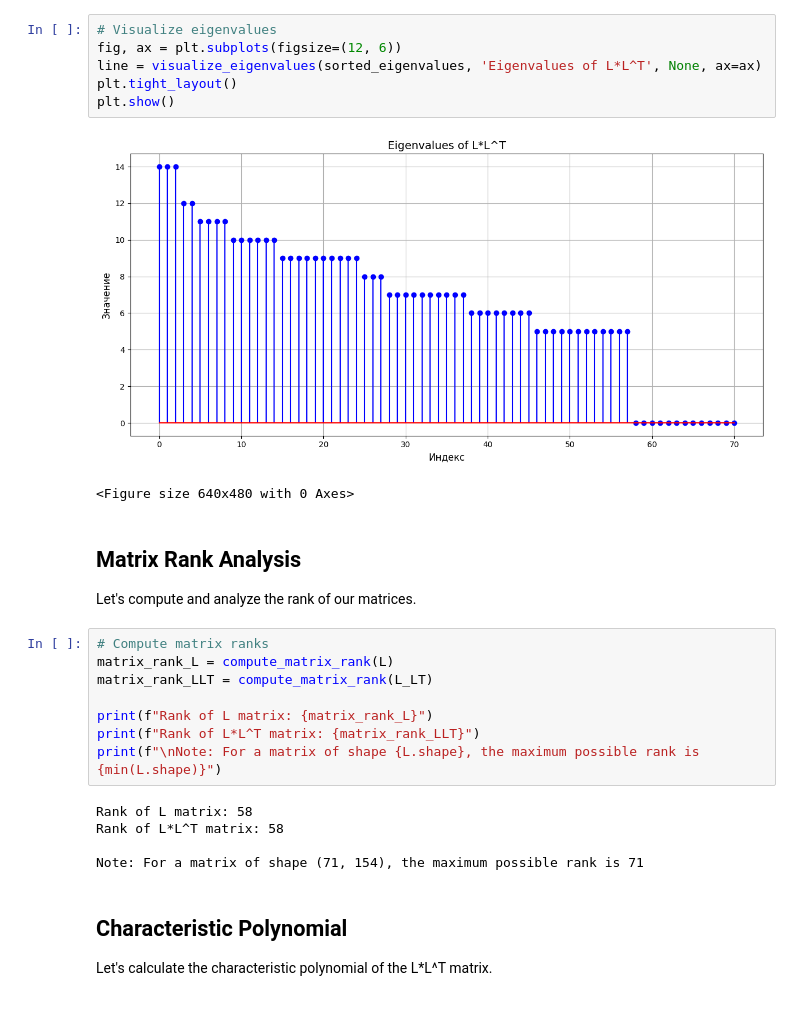
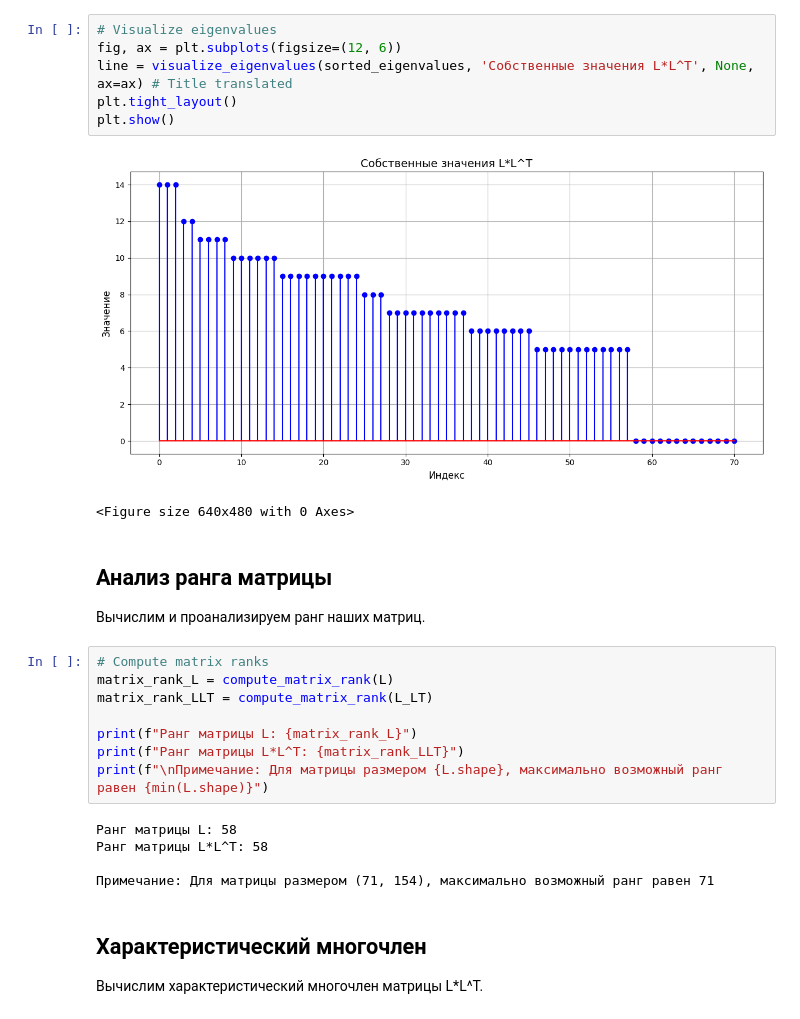
Before and after one commit to Ruslan361/matrix_analys, a Jupyter notebook: matrix_analysis_notebook.ipynb, the cells around one changed output. Drawn from its saved outputs; the diff is of its cells as text.

```diff
--- a/matrix_analysis_notebook.ipynb
+++ b/matrix_analysis_notebook.ipynb
@@ -214,33 +249,33 @@ Top 10 eigenvalues of L*L^T:
 # %%
 # Visualize eigenvalues
 fig, ax = plt.subplots(figsize=(12, 6))
-line = visualize_eigenvalues(sorted_eigenvalues, 'Eigenvalues of L*L^T', None, ax=ax)
+line = visualize_eigenvalues(sorted_eigenvalues, 'Собственные значения L*L^T', None, ax=ax) # Title translated
 plt.tight_layout()
 plt.show()
 # %% [output]
-[figure, old version]
+[figure, new version]
 <Figure size 640x480 with 0 Axes>
 # %% [markdown]
-## Matrix Rank Analysis
+## Анализ ранга матрицы
 
-Let's compute and analyze the rank of our matrices.
+Вычислим и проанализируем ранг наших матриц.
 # %%
 # Compute matrix ranks
 matrix_rank_L = compute_matrix_rank(L)
 matrix_rank_LLT = compute_matrix_rank(L_LT)
 
-print(f"Rank of L matrix: {matrix_rank_L}")
-print(f"Rank of L*L^T matrix: {matrix_rank_LLT}")
-print(f"\nNote: For a matrix of shape {L.shape}, the maximum possible rank is {min(L.shape)}")
+print(f"Ранг матрицы L: {matrix_rank_L}")
+print(f"Ранг матрицы L*L^T: {matrix_rank_LLT}")
+print(f"\nПримечание: Для матрицы размером {L.shape}, максимально возможный ранг равен {min(L.shape)}")
 # %% [output]
-Rank of L matrix: 58
-Rank of L*L^T matrix: 58
+Ранг матрицы L: 58
+Ранг матрицы L*L^T: 58
 
-Note: For a matrix of shape (71, 154), the maximum possible rank is 71
+Примечание: Для матрицы размером (71, 154), максимально возможный ранг равен 71
 # %% [markdown]
-## Characteristic Polynomial
+## Характеристический многочлен
 
-Let's calculate the characteristic polynomial of the L*L^T matrix.
+Вычислим характеристический многочлен матрицы L*L^T.
 # %%
 # Calculate characteristic polynomial coefficients using numpy's poly function
 # This is more stable than direct calculation for large matrices
```
Also changed, not shown: parts of 23 cells of this notebook.
